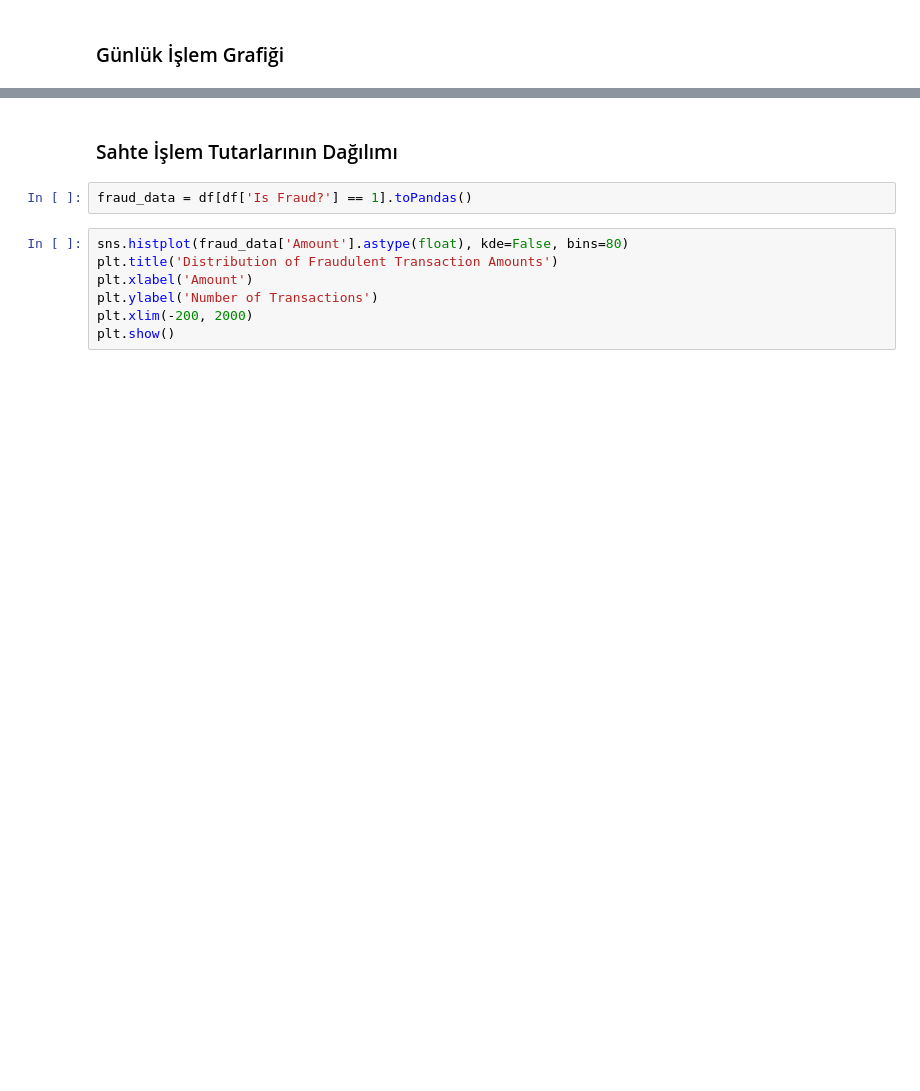
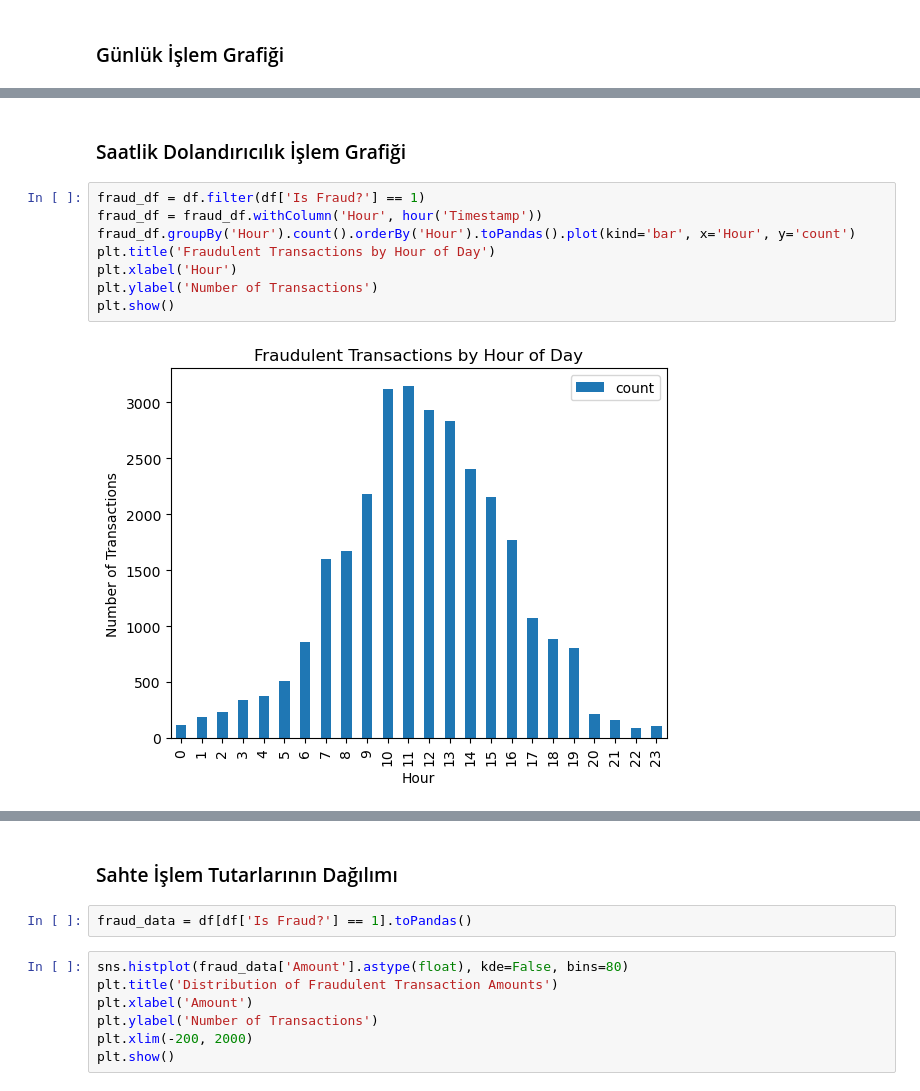
Before and after one commit to omerfozgul/CreditCardFraudDetection, a Jupyter notebook: credit-card-fraud-detection.ipynb, the cells around one changed output, grey strips where cells are left out. Drawn from its saved outputs; the diff is of its cells as text; blank space fills up the shorter version.

```diff
--- a/credit-card-fraud-detection.ipynb
+++ b/credit-card-fraud-detection.ipynb
@@ -219,0 +279,12 @@ plt.show()
+# %% [markdown]
+### Saatlik Dolandırıcılık İşlem Grafiği
+# %%
+fraud_df = df.filter(df['Is Fraud?'] == 1)
+fraud_df = fraud_df.withColumn('Hour', hour('Timestamp'))
+fraud_df.groupBy('Hour').count().orderBy('Hour').toPandas().plot(kind='bar', x='Hour', y='count')
+plt.title('Fraudulent Transactions by Hour of Day')
+plt.xlabel('Hour')
+plt.ylabel('Number of Transactions')
+plt.show()
+# %% [output]
+[figure, added]
```
Also changed, not shown: parts of 17 cells of this notebook.
